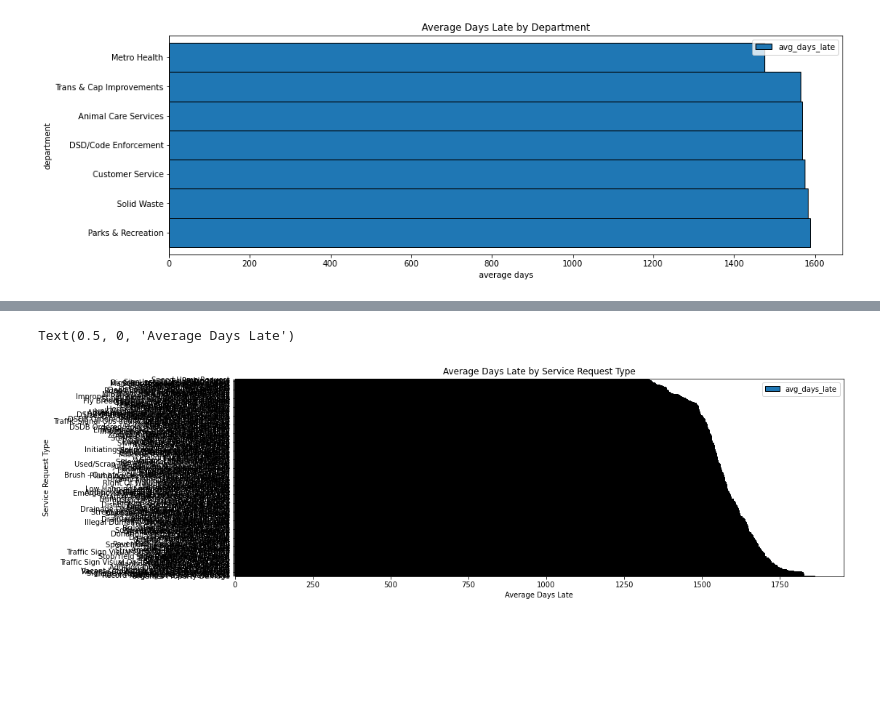
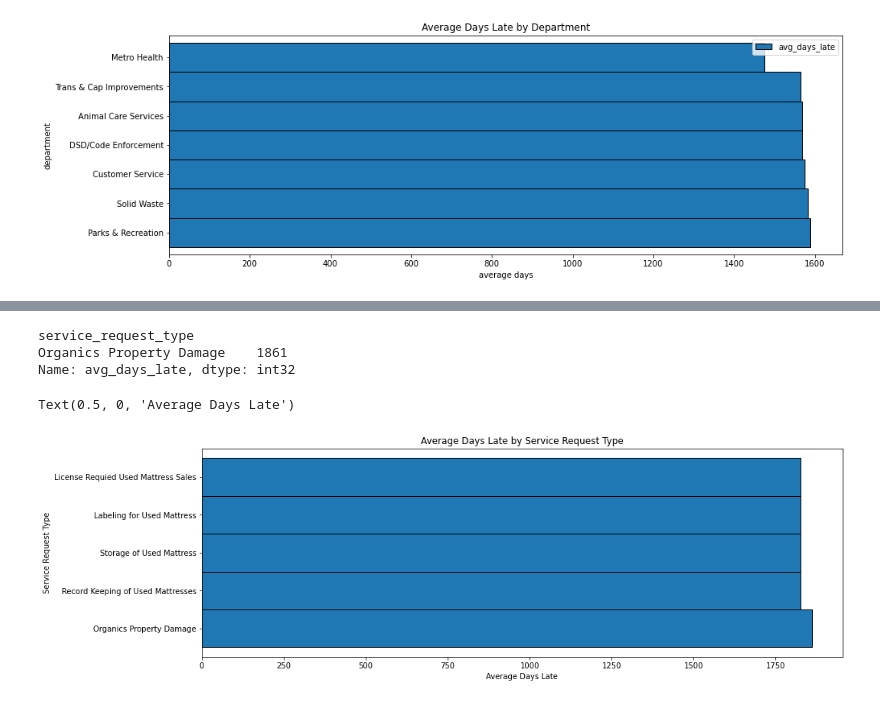
Before and after one commit to kanieladenis/distributed_ml, a Jupyter notebook: explore_exercises.ipynb, the cells around one changed output, grey strips where cells are left out. Saved outputs shown, nothing was run; the diff lists cells and outputs as text; code cells hidden in the pictures; blank space fills up the shorter version.

```diff
--- a/explore_exercises.ipynb
+++ b/explore_exercises.ipynb
@@ -223,18 +250,34 @@ Text(0.5, 0, 'average days')
+# %%
+# for Park and Rec
+(
+    df.filter(df.case_late == True)
+    .withColumn('days_late', datediff(current_timestamp(), df.case_due_date))
+    .groupby('service_request_type')
+    .agg(round(mean('days_late')).cast('int').alias('avg_days_late'))
+    .toPandas()
+    .set_index('service_request_type')['avg_days_late']
+    .sort_values(ascending=False)
+    .head(1)
+)
+# %% [output]
+service_request_type
+Organics Property Damage    1861
+Name: avg_days_late, dtype: int32
 # %%
-# subgroup for late cases, make column of diff for late cases, groupby by service type, select top 5
 (
     df.filter(df.case_late == True)
     .withColumn('days_late', datediff(current_timestamp(), df.case_due_date))
     .groupby('service_request_type')
     .agg(round(mean('days_late')).cast('int').alias('avg_days_late'))
     .toPandas()
-    .set_index('service_request_type')
-    .sort_values(by='avg_days_late', ascending=False)
+    .set_index('service_request_type')['avg_days_late']
+    .sort_values(ascending=False)
+    .head(5)
     .plot.barh(width=1, edgecolor='black', figsize=(15,5))
 )
 plt.title('Average Days Late by Service Request Type')
 plt.ylabel('Service Request Type')
 plt.xlabel('Average Days Late')
 # %% [output]
 Text(0.5, 0, 'Average Days Late')
-[figure, old version]
+[figure, new version]
```
Also changed, not shown: parts of 15 cells of this notebook.
